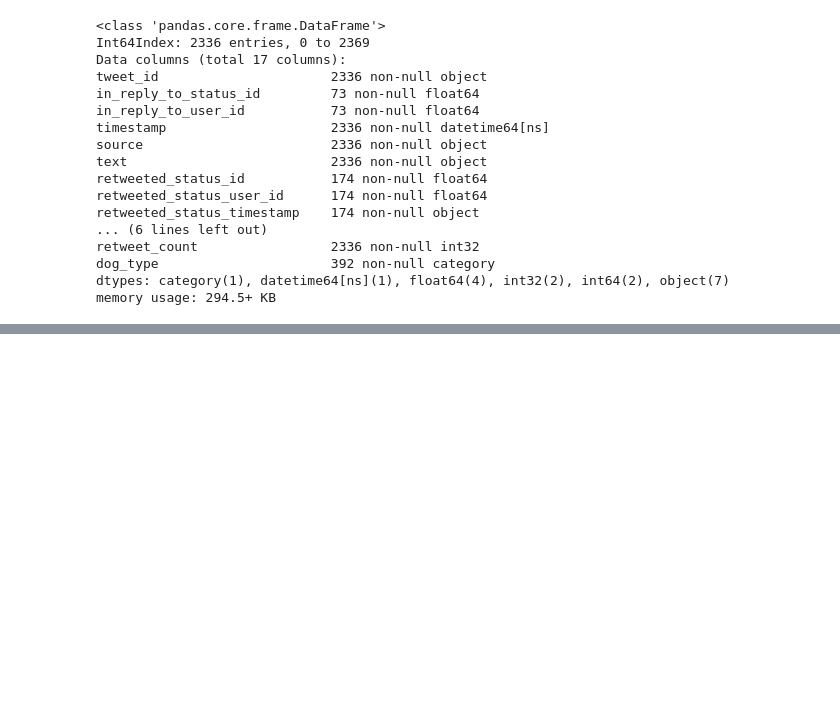
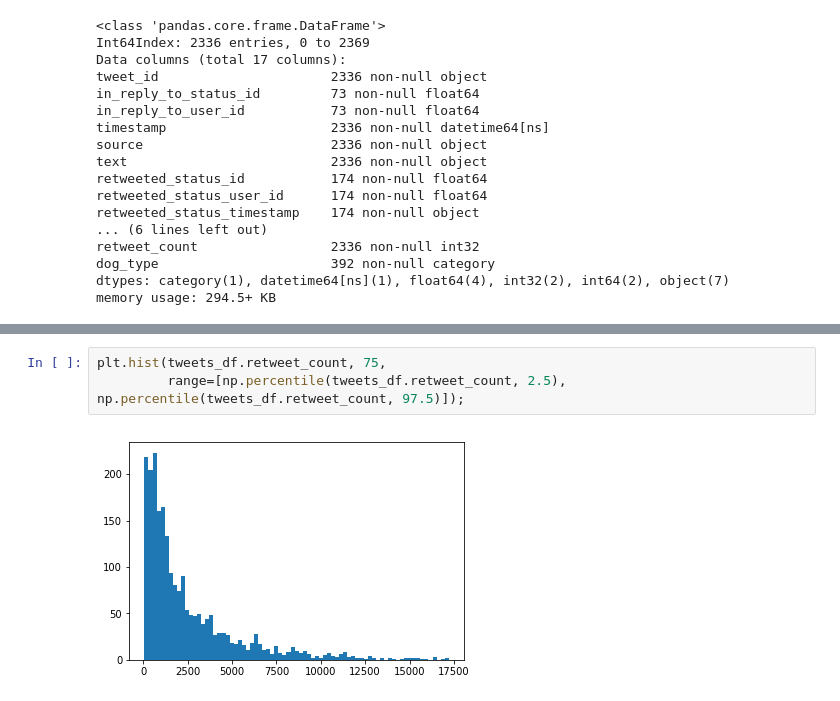
Before and after one commit to john-coletta/pupper-project, a Jupyter notebook: pupper-project.ipynb, the cells around one changed output, grey strips where cells are left out. Drawn from its saved outputs; the diff is of its cells as text; blank space fills up the shorter version.

```diff
--- a/pupper-project.ipynb
+++ b/pupper-project.ipynb
@@ -383,0 +438,5 @@ memory usage: 294.5+ KB
+# %%
+plt.hist(tweets_df.retweet_count, 75,
+         range=[np.percentile(tweets_df.retweet_count, 2.5), np.percentile(tweets_df.retweet_count, 97.5)]);
+# %% [output]
+[figure, added]
```
Also changed, not shown: parts of 15 cells of this notebook.
